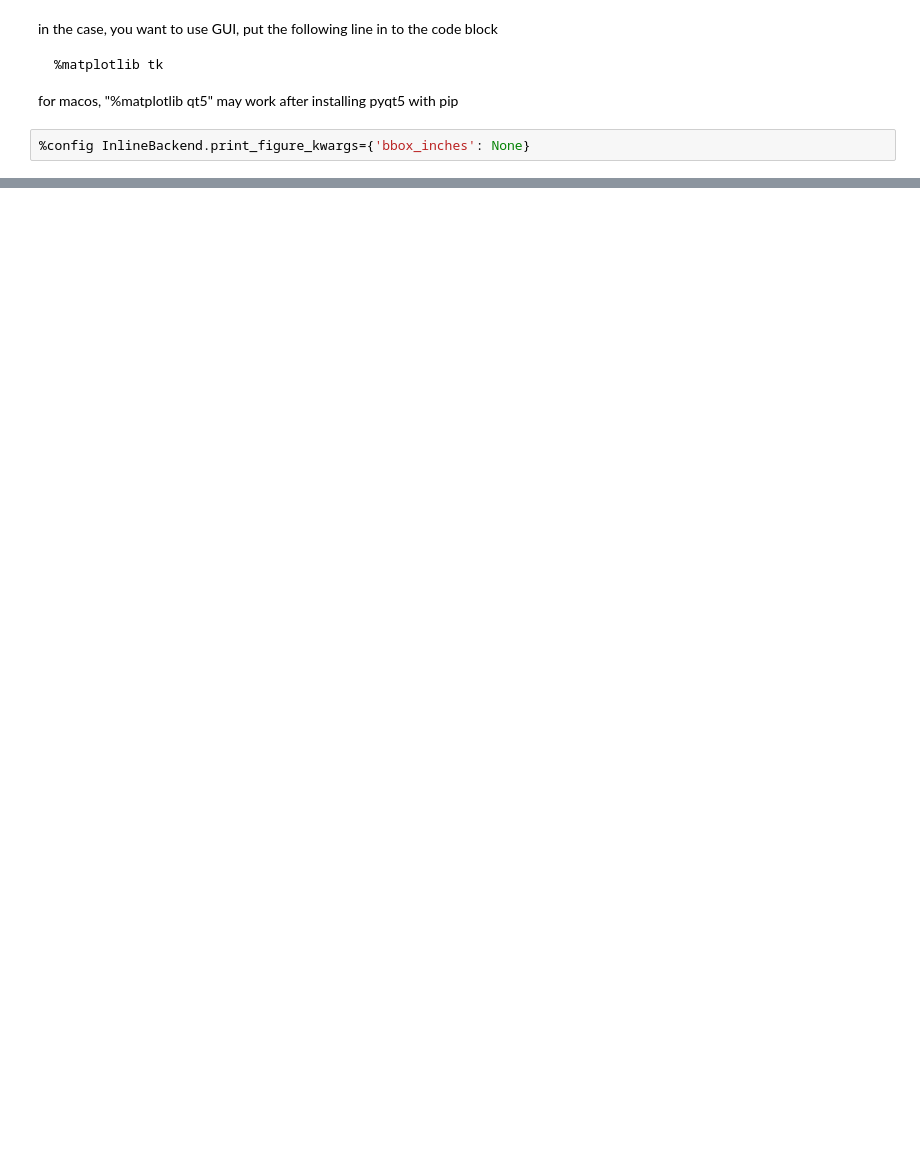
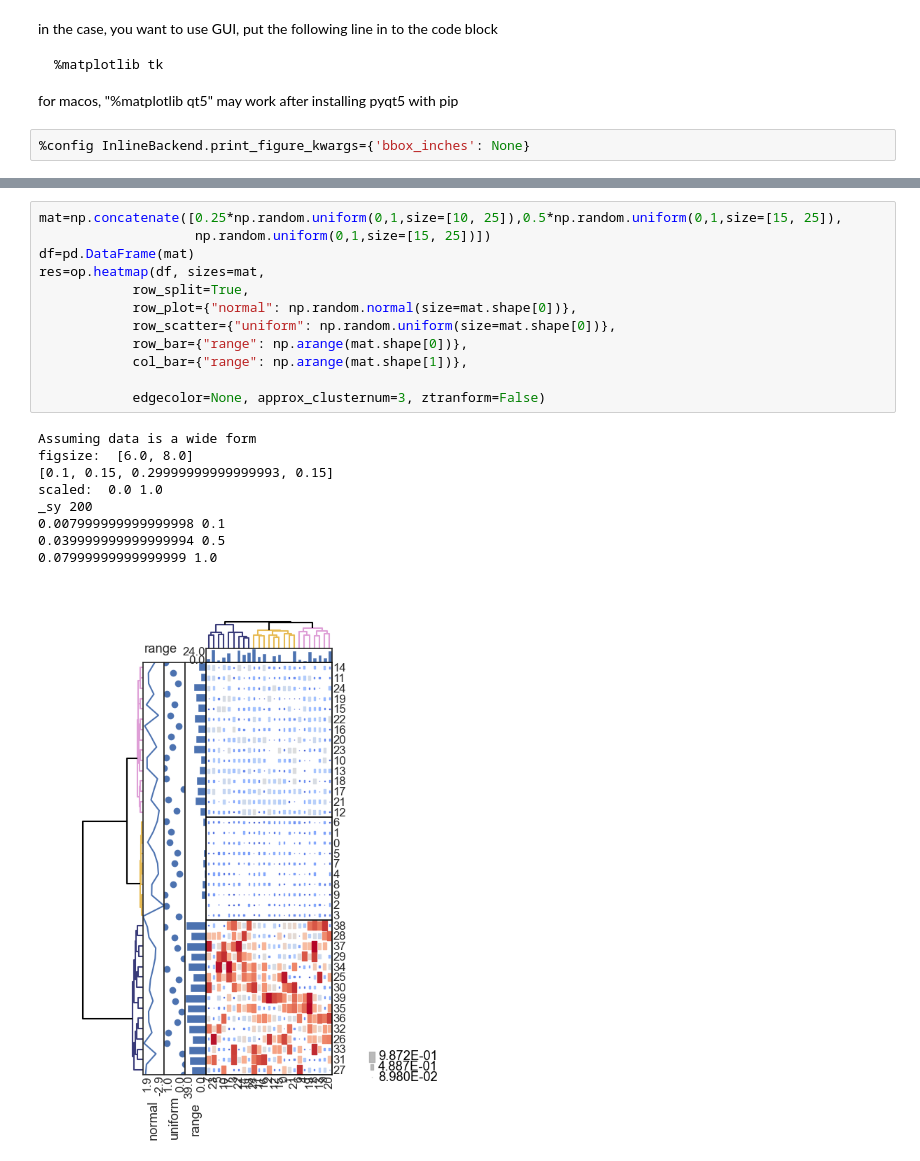
Before and after one commit to koonimaru/omniplot, a Jupyter notebook: ipynb/complex_clustermap.ipynb, the cells around one changed output, grey strips where cells are left out. Drawn from its saved outputs; the diff is of its cells as text; blank space fills up the shorter version.

```diff
--- a/ipynb/complex_clustermap.ipynb
+++ b/ipynb/complex_clustermap.ipynb
@@ -31,0 +58,22 @@ res=op.complex_clustermap(df,dfcol=dfcol,
+# %%
+mat=np.concatenate([0.25*np.random.uniform(0,1,size=[10, 25]),0.5*np.random.uniform(0,1,size=[15, 25]),
+                    np.random.uniform(0,1,size=[15, 25])])
+df=pd.DataFrame(mat)
+res=op.heatmap(df, sizes=mat,
+            row_split=True,
+            row_plot={"normal": np.random.normal(size=mat.shape[0])},
+            row_scatter={"uniform": np.random.uniform(size=mat.shape[0])},
+            row_bar={"range": np.arange(mat.shape[0])},
+            col_bar={"range": np.arange(mat.shape[1])},
+
+            edgecolor=None, approx_clusternum=3, ztranform=False)
+# %% [output]
+Assuming data is a wide form
+figsize:  [6.0, 8.0]
+[0.1, 0.15, 0.29999999999999993, 0.15]
+scaled:  0.0 1.0
+_sy 200
+0.007999999999999998 0.1
+0.039999999999999994 0.5
+0.07999999999999999 1.0
+[figure, added]
```
Also changed, not shown: parts of 7 cells of this notebook, 14 other files.
